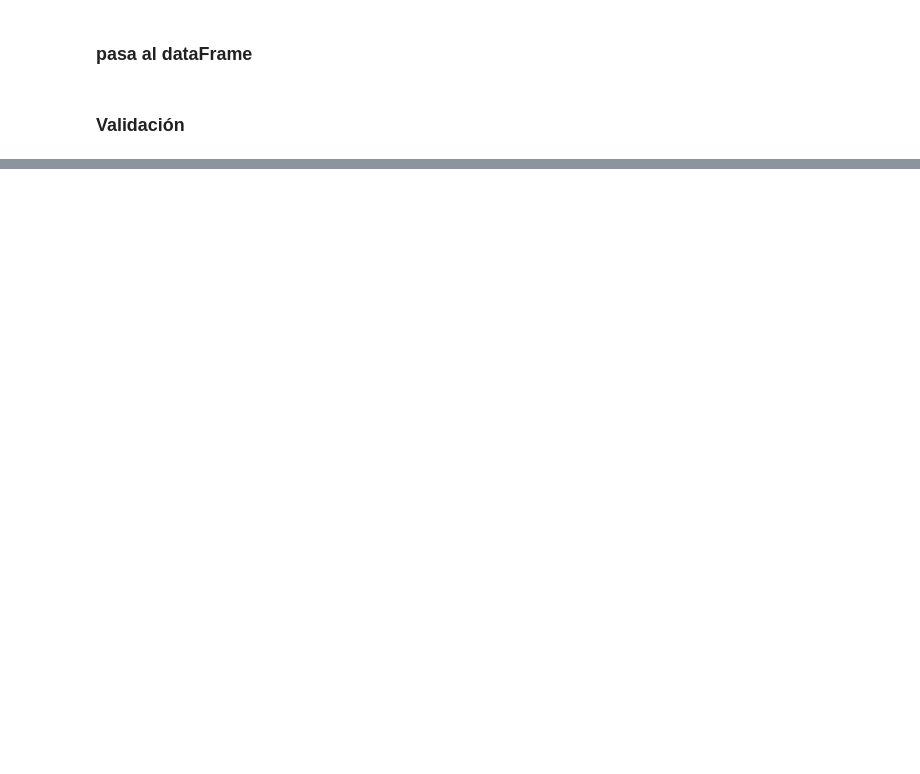
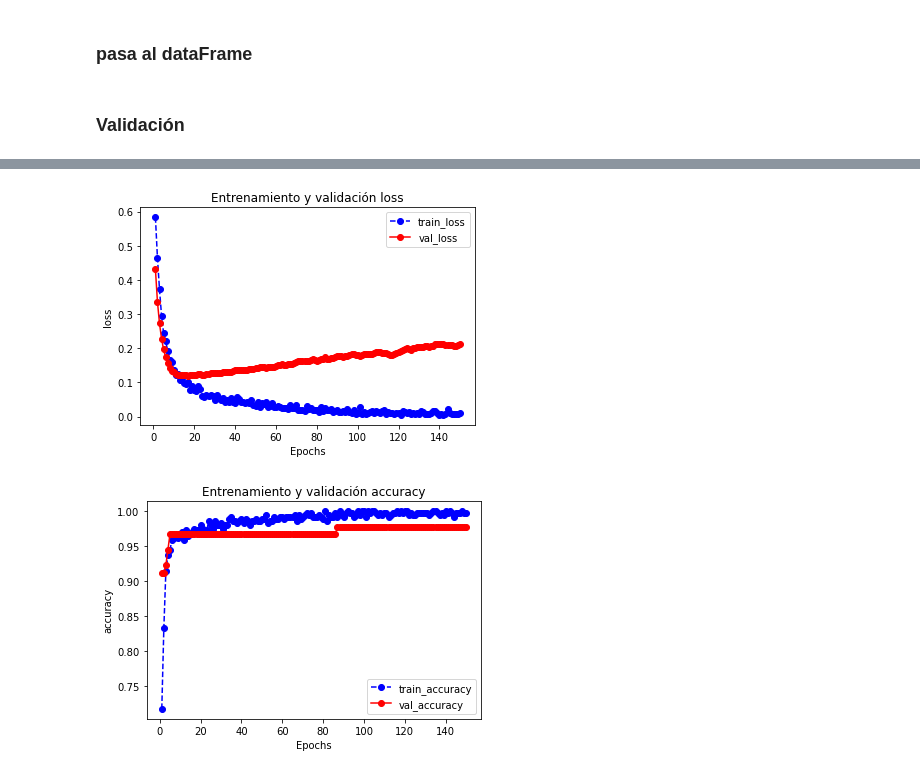
Before and after one commit to DiplomadoAI-DL-UNAL2021/wilgencorrea, a Jupyter notebook: Taller_3_Regresion_clasificacion/Taller_3_ parte_1_cancer.ipynb, the cells around one changed output, grey strips where cells are left out. Saved outputs shown, nothing was run; the diff lists cells and outputs as text; code cells hidden in the pictures; blank space fills up the shorter version.

```diff
--- a/Taller_3_Regresion_clasificacion/Taller_3_ parte_1_cancer.ipynb
+++ b/Taller_3_Regresion_clasificacion/Taller_3_ parte_1_cancer.ipynb
@@ -219,0 +315,18 @@ Test Data Recall (%) =  97.56
+# %%
+def plot_metric(history, metric):
+    train_metrics = history.history[metric]
+    val_metrics = history.history['val_'+metric]
+    epochs = range(1, len(train_metrics) + 1)
+    plt.plot(epochs, train_metrics, 'bo--')
+    plt.plot(epochs, val_metrics, 'ro-')
+    plt.title('Entrenamiento y validación '+ metric)
+    plt.xlabel("Epochs")
+    plt.ylabel(metric)
+    plt.legend(["train_"+metric, 'val_'+metric])
+    plt.show()
+# %%
+plot_metric(history, 'loss')
+plot_metric(history, 'accuracy')
+# %% [output]
+[figure, added]
+[figure, added]
```
Also changed, not shown: parts of 15 cells of this notebook, 1 other file.
